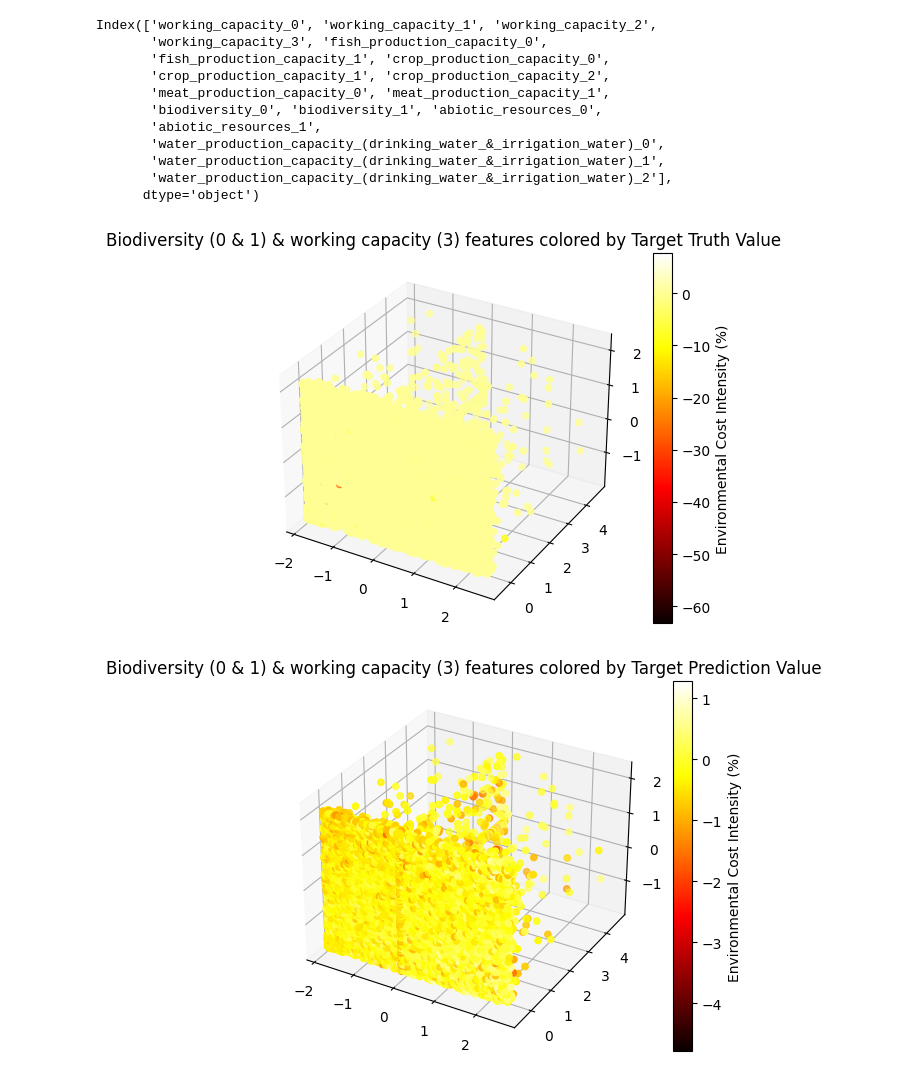
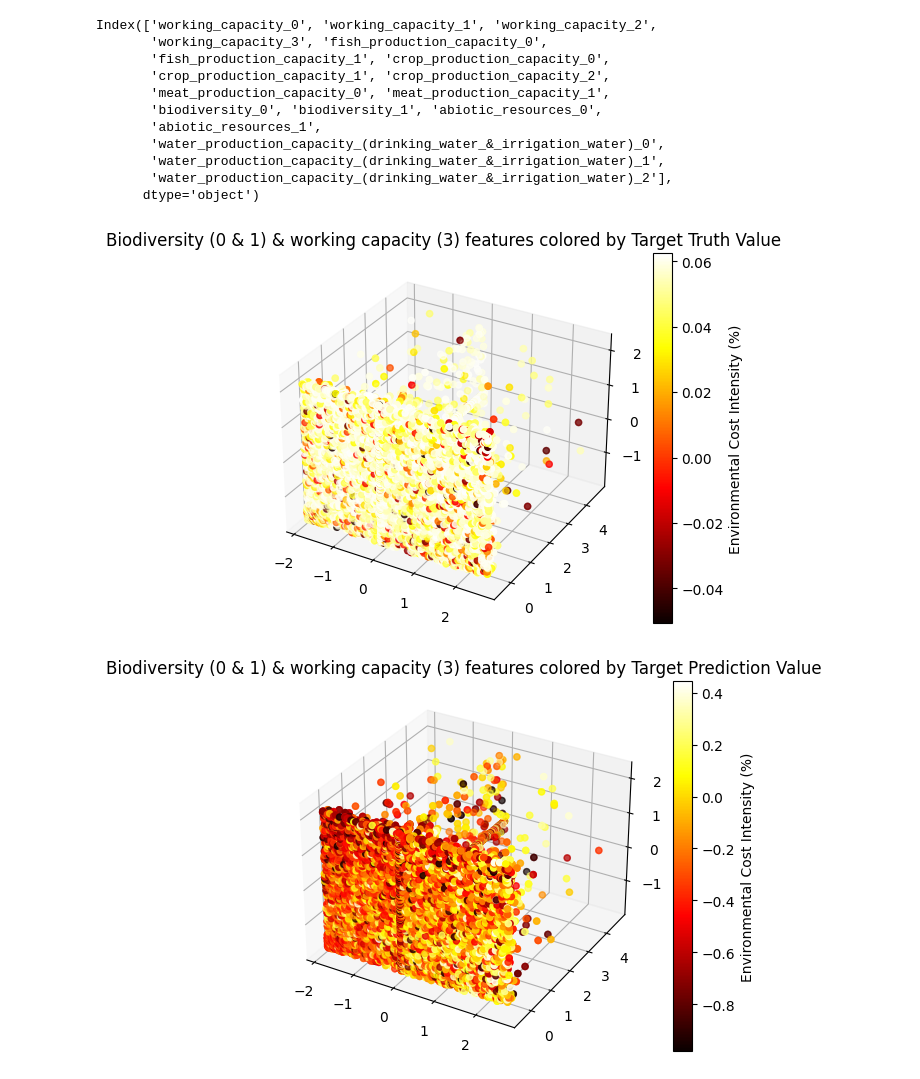
Before and after one commit to Bryan-Az/TF-PyTorch-Jax, a Jupyter notebook: Jax-NN/Jax_NN.ipynb, the cells around one changed output. Drawn from its saved outputs; the diff is of its cells as text; code cells hidden in the pictures.

Commit message:
added new plot function to jax

```diff
--- a/Jax-NN/Jax_NN.ipynb
+++ b/Jax-NN/Jax_NN.ipynb
@@ -339,21 +339,27 @@ def plot_4d(x, y, z, c, title='4D Plot'):
     """
     fig = plt.figure()
     ax = fig.add_subplot(111, projection='3d')
-
+    lower_bound, upper_bound = np.nanpercentile(c, [5, 95])
+    # Find the indices of the elements that fall within this range
+    indices = np.array((c >= lower_bound) & (c <= upper_bound))
+    # Filter x, y, z, and c arrays based on these indices
+    x_filtered = x[indices]
+    y_filtered = y[indices]
+    z_filtered = z[indices]
+    c_filtered = c[indices]
     # Assuming x, y, z, and c are numpy arrays or lists of the same length
     # x, y, and z are the coordinates, and c is the color dimension
-    ax.scatter(x, y, z, c=c, cmap=plt.hot())
-
+    ax.scatter(x_filtered, y_filtered, z_filtered, c=c_filtered, cmap=plt.hot())
     # Add a colorbar to represent the fourth dimension
-    fig.colorbar(ax.scatter(x, y, z, c=c, cmap=plt.hot()),ax=ax, label='Environmental Cost Intensity (%)')
+    fig.colorbar(ax.scatter(x_filtered, y_filtered, z_filtered, c=c_filtered, cmap=plt.hot()), ax=ax, label='Environmental Cost Intensity (%)')
 
     plt.title(title)
     plt.show()
 # %%
-plot_4d(x=X_scaled[:,12],y=X_scaled[:,13], z=X_scaled[:,3], c=y_scaled, title='Biodiversity (0 & 1) & working capacity (3) features colored by Target Truth Value')
+plot_4d(x=X_scaled[:,12],y=X_scaled[:,13], z=X_scaled[:,3], c=y_scaled.flatten(), title='Biodiversity (0 & 1) & working capacity (3) features colored by Target Truth Value')
 # %% [output]
-[figure, old version]
+[figure, new version]
 # %%
-plot_4d(x=X_scaled[:,12],y=X_scaled[:,13], z=X_scaled[:,3], c=y_pred, title='Biodiversity (0 & 1) & working capacity (3) features colored by Target Prediction Value')
+plot_4d(x=X_scaled[:,12],y=X_scaled[:,13], z=X_scaled[:,3], c=y_pred.flatten(), title='Biodiversity (0 & 1) & working capacity (3) features colored by Target Prediction Value')
 # %% [output]
-[figure, old version]
+[figure, new version]
```
